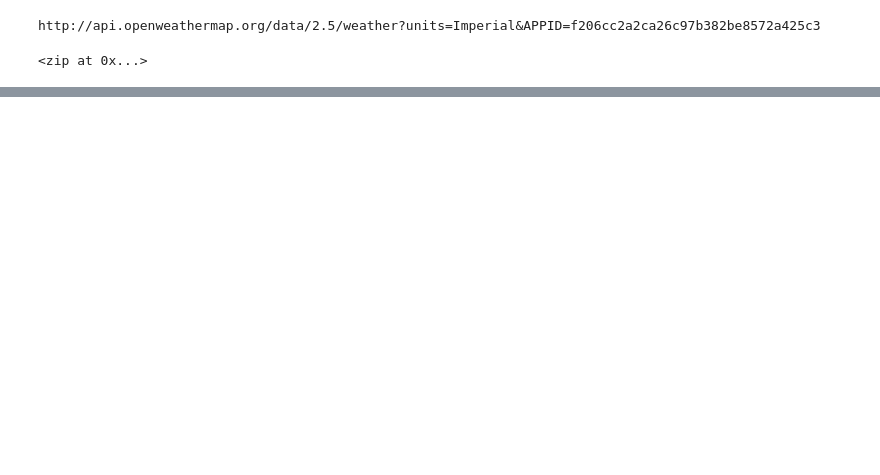
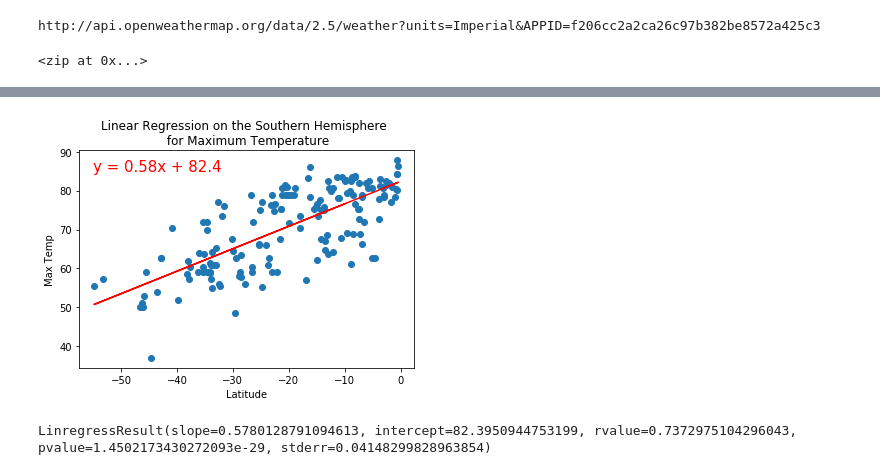
Before and after one commit to evanmgoodwin/World_Weather_Analysis, a Jupyter notebook: WeatherPy.ipynb, the cells around one changed output, grey strips where cells are left out. Saved outputs shown, nothing was run; the diff lists cells and outputs as text; code cells hidden in the pictures; blank space fills up the shorter version.

```diff
--- a/WeatherPy.ipynb
+++ b/WeatherPy.ipynb
@@ -240,0 +329,15 @@ plt.show()
+# %%
+# Linear regression on the Southern Hemisphere
+x_values = southern_hemi_df["Lat"]
+y_values = southern_hemi_df["Max Temp"]
+
+# Call the function
+plot_linear_regression(x_values, y_values,
+                      "Linear Regression on the Southern Hemisphere \n for Maximum Temperature", "Max Temp", (-55,85))
+# %% [output]
+[figure, added]
+# %%
+# Check the r-value for the above plot
+linregress(x_values, y_values)
+# %% [output]
+LinregressResult(slope=0.5780128791094613, intercept=82.3950944753199, rvalue=0.7372975104296043, pvalue=1.4502173430272093e-29, stderr=0.04148299828963854)
```
Also changed, not shown: parts of 29 cells of this notebook, 5 other files.
